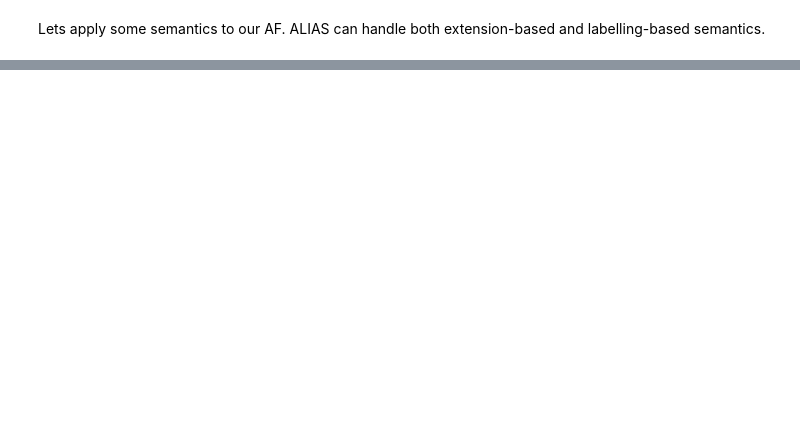
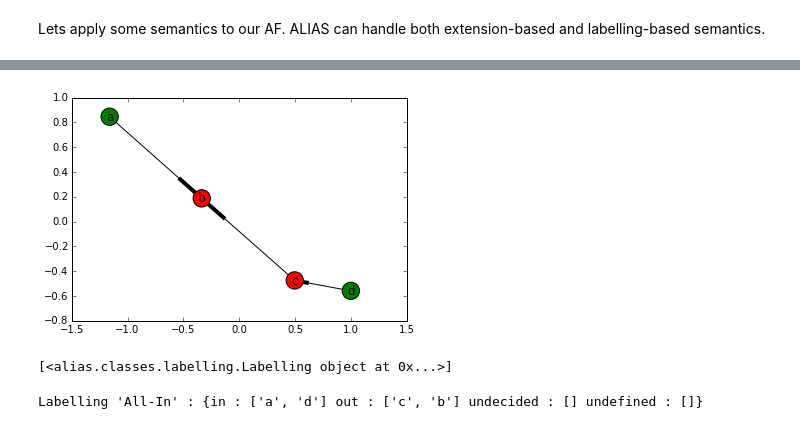
Before and after one commit to alias-org/alias, a Jupyter notebook: examples/demonstration-notebook.ipynb, the cells around one changed output, grey strips where cells are left out. Drawn from its saved outputs; the diff is of its cells as text; code cells hidden in the pictures; blank space fills up the shorter version.

```diff
--- a/examples/demonstration-notebook.ipynb
+++ b/examples/demonstration-notebook.ipynb
@@ -75,0 +109,6 @@ Lets apply some semantics to our AF.  ALIAS can handle both extension-based and
+# %%
+grounded = al.labelling_grounded(exampleapx)
+# %%
+al.draw_framework(exampleapx, labelling=grounded)
+# %% [output]
+[figure, added]
@@ -75,0 +117,8 @@ Lets apply some semantics to our AF.  ALIAS can handle both extension-based and
+# %%
+print pref
+# %% [output]
+[<alias.classes.labelling.Labelling object at 0x...>]
+# %%
+print pref[0]
+# %% [output]
+Labelling 'All-In' : {in : ['a', 'd'] out : ['c', 'b'] undecided : [] undefined : []}
```
Also changed, not shown: parts of 19 cells of this notebook, 19 other files.
